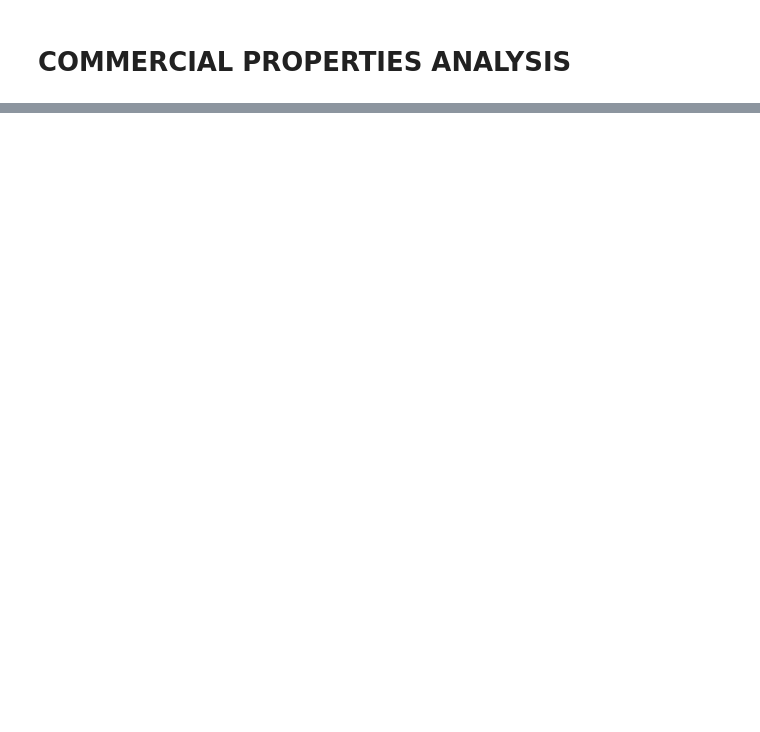
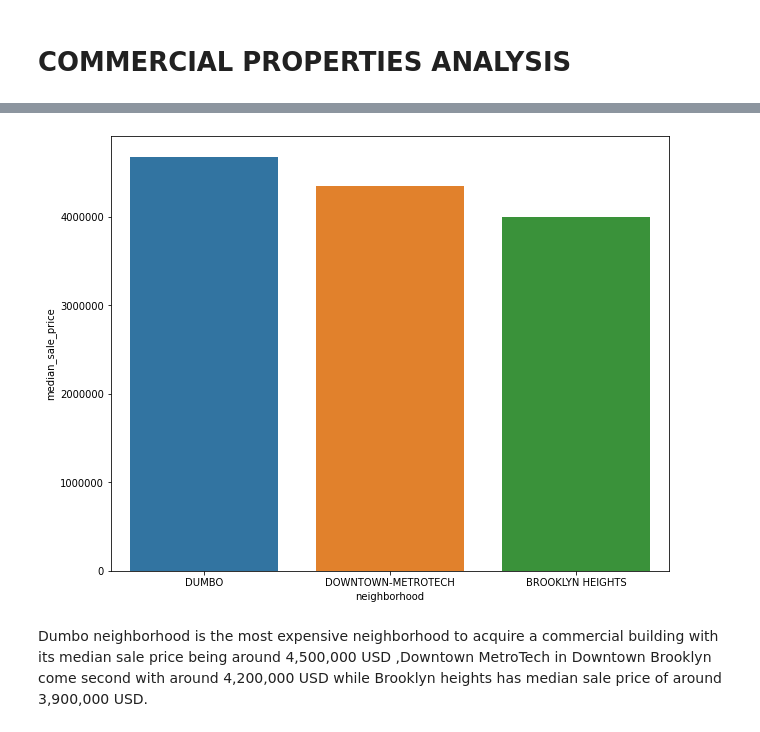
Before and after one commit to Ayomi-tech/brooklyn_housing_project, a Jupyter notebook: Exploratory_analysis_notebook.ipynb, the cells around one changed output, grey strips where cells are left out. Drawn from its saved outputs; the diff is of its cells as text; code cells hidden in the pictures; blank space fills up the shorter version.

```diff
--- a/Exploratory_analysis_notebook.ipynb
+++ b/Exploratory_analysis_notebook.ipynb
@@ -210,0 +211,2 @@ Commercial properties are import properties in the real estate and import proper
+# %%
+class_4 = properties_over_100k.loc[properties_over_100k["tax_class_at_sale"] == 4]
@@ -210,0 +220,14 @@ Commercial properties are import properties in the real estate and import proper
+# %%
+neighborhood_avg_price_class_4 = class_4.groupby("neighborhood")["sale_price"].median().round(0).reset_index().sort_values("sale_price",
+                                                                                                                      ascending = False).head(3)
+# %%
+neighborhood_avg_price_class_4 = neighborhood_avg_price_class_4.rename(columns=({"sale_price":"median_sale_price"}))
+# %%
+fig, ax = plt.subplots(figsize=(10, 8))
+sns.barplot(neighborhood_avg_price_class_4["neighborhood"], neighborhood_avg_price_class_4["median_sale_price"])
+plt.ticklabel_format(axis="y", style="plain")
+plt.show()
+# %% [output]
+[figure, added]
+# %% [markdown]
+Dumbo neighborhood is the most expensive neighborhood to acquire a commercial building with its median sale price being around 4,500,000 USD ,Downtown MetroTech in Downtown Brooklyn come second with around 4,200,000 USD while Brooklyn heights has median sale price of around 3,900,000 USD.
```
Also changed, not shown: parts of 26 cells of this notebook.
